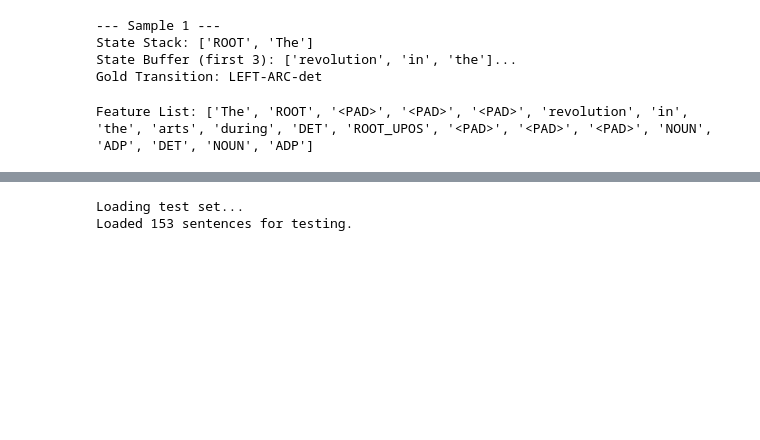
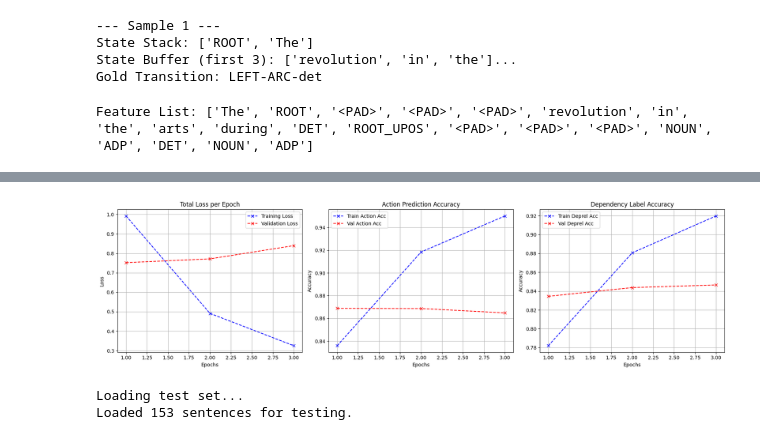
Before and after one commit to fvazquezf/NLU-DP, a Jupyter notebook: fiveFeaturePipeline.ipynb, the cells around one changed output, grey strips where cells are left out. Saved outputs shown, nothing was run; the diff lists cells and outputs as text; code cells hidden in the pictures; blank space fills up the shorter version.

Commit message:
graphs

```diff
--- a/fiveFeaturePipeline.ipynb
+++ b/fiveFeaturePipeline.ipynb
@@ -73,7 +87,7 @@ model = ParserMLP(word_emb_dim=200, hidden_dim=512, epochs=50, batch_size=64, le
 
 print("Starting training...")
 # The train function handles vocabulary building and vectorization internally
-model.train(training_samples, dev_samples)
+history = model.train(training_samples, dev_samples)
 # %% [output]
 Starting training...
 Building vocabulary...
@@ -213,4 +207,8 @@ Epoch 1/50
 ... (12 outputs left out)
+# %%
+plot_history(history)
+# %% [output]
+[figure, added]
 # %%
 from conllu_reader import ConlluReader
 
```
Also changed, not shown: parts of 3 cells of this notebook, 1 other file.
